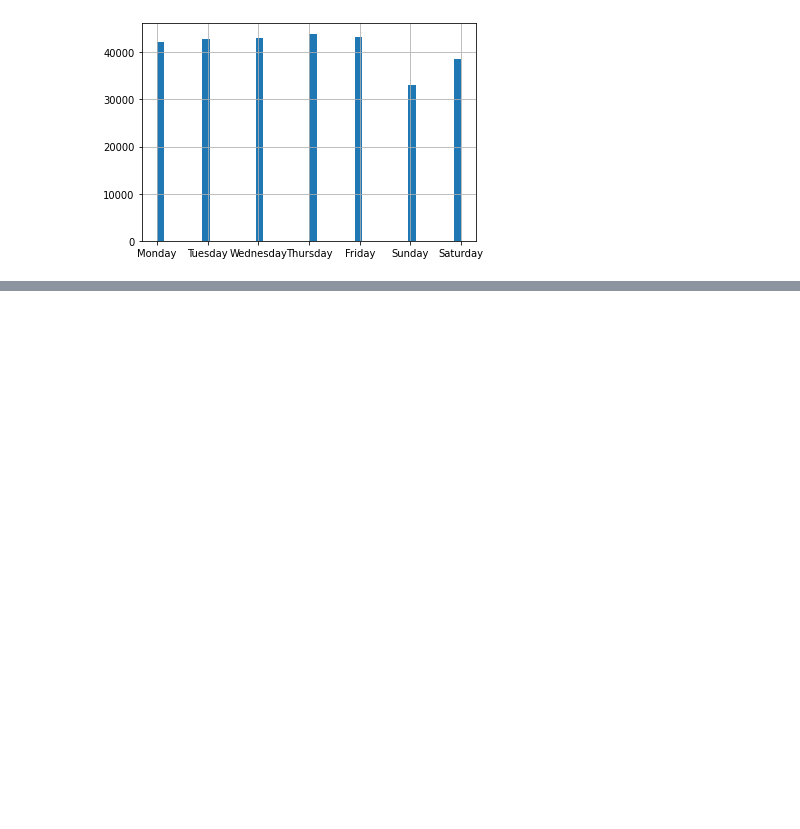
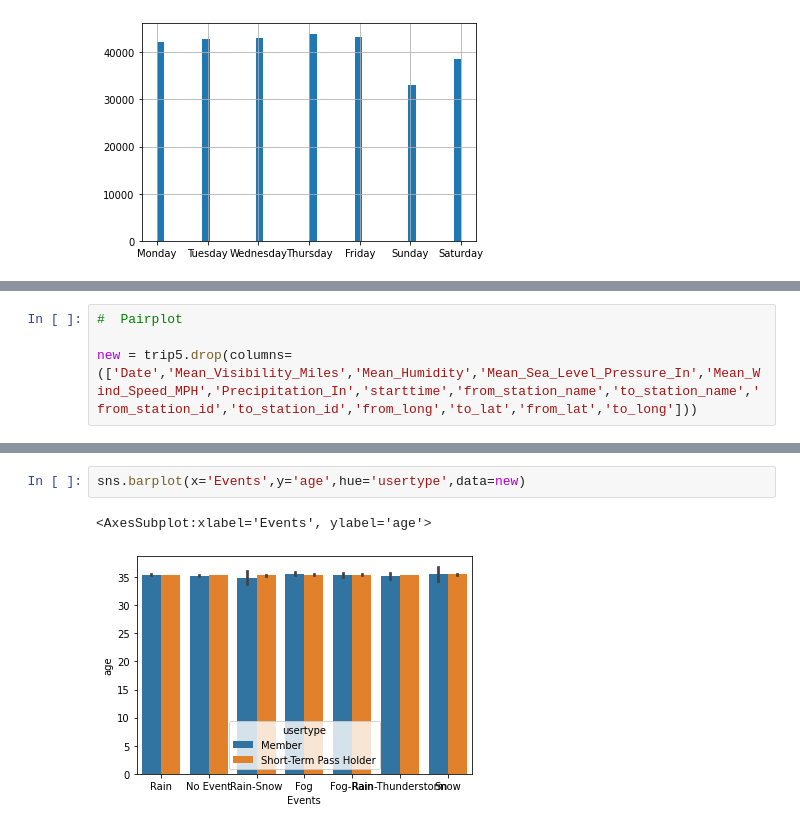
Before and after one commit to BilalSaeed06/cycle-sharing-dataset, a Jupyter notebook: data_cleaning.ipynb, the cells around one changed output, grey strips where cells are left out. Drawn from its saved outputs; the diff is of its cells as text; blank space fills up the shorter version.

```diff
--- a/data_cleaning.ipynb
+++ b/data_cleaning.ipynb
@@ -751,0 +749,4 @@ trip5['day of the week'].hist(bins=40)
+# %%
+#  Pairplot
+
+new = trip5.drop(columns=(['Date','Mean_Visibility_Miles','Mean_Humidity','Mean_Sea_Level_Pressure_In','Mean_Wind_Speed_MPH','Precipitation_In','starttime','from_station_name','to_station_name','from_station_id','to_station_id','from_long','to_lat','from_lat','to_long']))
@@ -751,0 +771,5 @@ trip5['day of the week'].hist(bins=40)
+# %%
+sns.barplot(x='Events',y='age',hue='usertype',data=new)
+# %% [output]
+<AxesSubplot:xlabel='Events', ylabel='age'>
+[figure, added]
```
Also changed, not shown: parts of 11 cells of this notebook.
